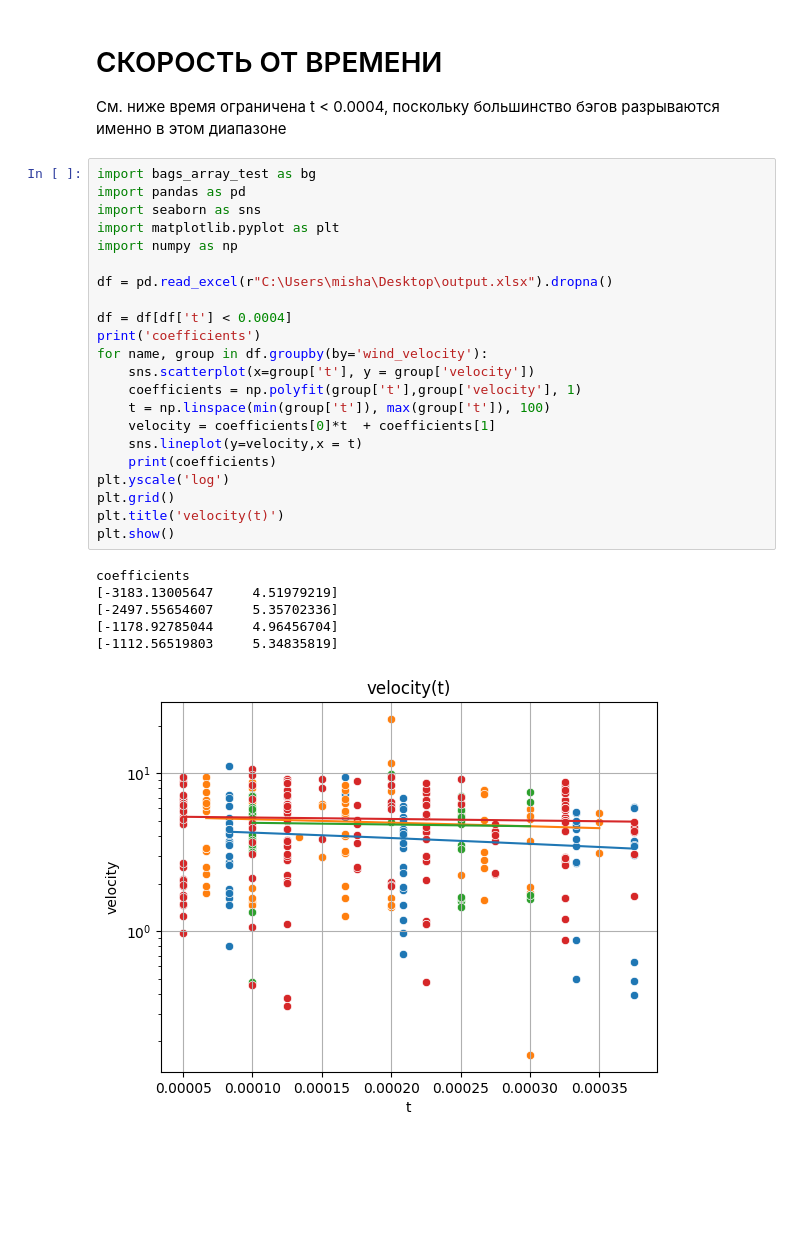
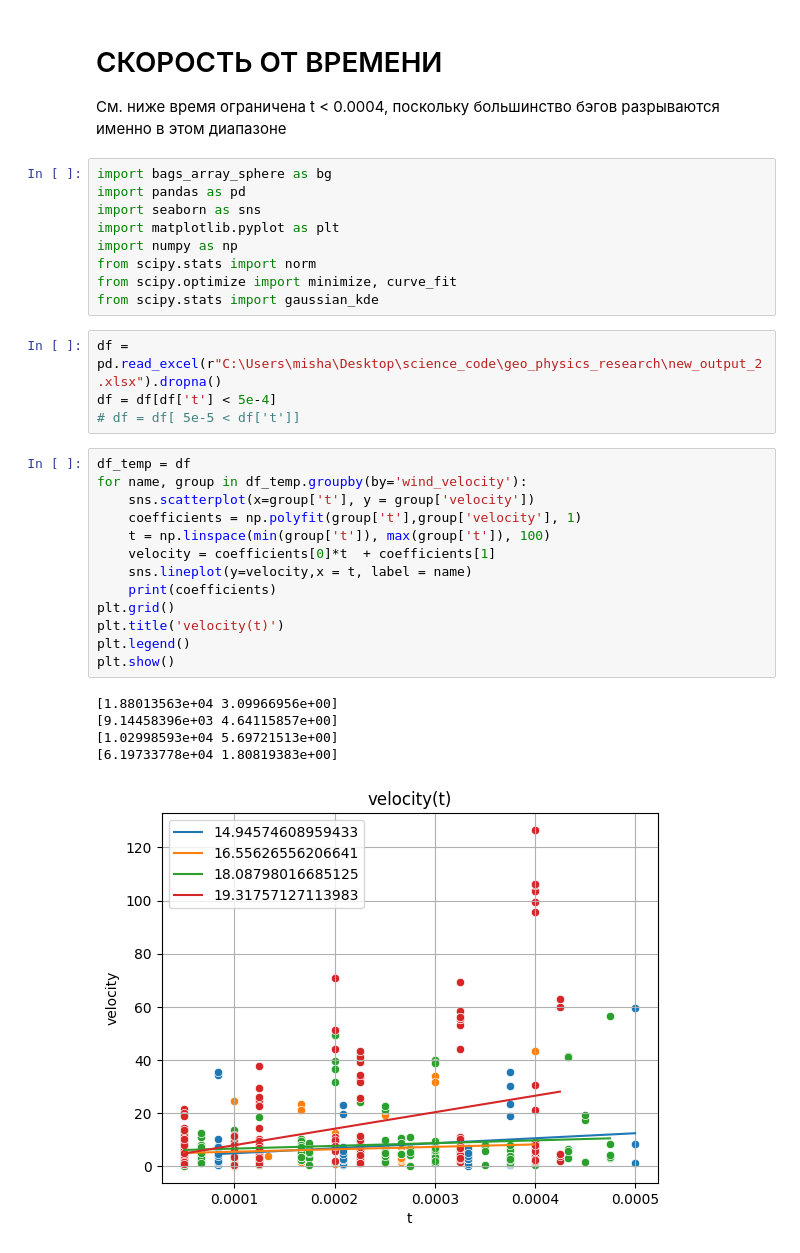
Before and after one commit to mikhailmVSHOPF/geo_physics_research, a Jupyter notebook: Science_Jupyter_Notebook.ipynb, the cells around one changed output. Drawn from its saved outputs; the diff is of its cells as text; blank space fills up the shorter version.

```diff
--- a/Science_Jupyter_Notebook.ipynb
+++ b/Science_Jupyter_Notebook.ipynb
@@ -1,32 +1,35 @@
 # %% [markdown]
 # СКОРОСТЬ ОТ ВРЕМЕНИ
 См. ниже время ограничена t < 0.0004, поскольку большинство бэгов разрываются именно в этом диапазоне
+# %%
+import bags_array_sphere as bg
+import pandas as pd
+import seaborn as sns
+import matplotlib.pyplot as plt
+import numpy as np
+from scipy.stats import norm
+from scipy.optimize import minimize, curve_fit
+from scipy.stats import gaussian_kde
+# %%
+df = pd.read_excel(r"C:\Users\misha\Desktop\science_code\geo_physics_research\new_output_2.xlsx").dropna()
+df = df[df['t'] < 5e-4]
+# df = df[ 5e-5 < df['t']]
 # %%
-import bags_array_test as bg
-import pandas as pd
-import seaborn as sns
-import matplotlib.pyplot as plt
-import numpy as np
-
-df = pd.read_excel(r"C:\Users\misha\Desktop\output.xlsx").dropna()
-
-df = df[df['t'] < 0.0004]
-print('coefficients')
-for name, group in df.groupby(by='wind_velocity'):
+df_temp = df
+for name, group in df_temp.groupby(by='wind_velocity'):
     sns.scatterplot(x=group['t'], y = group['velocity'])
     coefficients = np.polyfit(group['t'],group['velocity'], 1)
     t = np.linspace(min(group['t']), max(group['t']), 100)
     velocity = coefficients[0]*t  + coefficients[1]
-    sns.lineplot(y=velocity,x = t)
+    sns.lineplot(y=velocity,x = t, label = name)
     print(coefficients)
-plt.yscale('log')
 plt.grid()
 plt.title('velocity(t)')
+plt.legend()
 plt.show()
 # %% [output]
-coefficients
-[-3183.13005647     4.51979219]
-[-2497.55654607     5.35702336]
-[-1178.92785044     4.96456704]
-[-1112.56519803     5.34835819]
+[1.88013563e+04 3.09966956e+00]
+[9.14458396e+03 4.64115857e+00]
+[1.02998593e+04 5.69721513e+00]
+[6.19733778e+04 1.80819383e+00]
-[figure, old version]
+[figure, new version]
```
Also changed, not shown: parts of 9 cells of this notebook, 5 other files.
